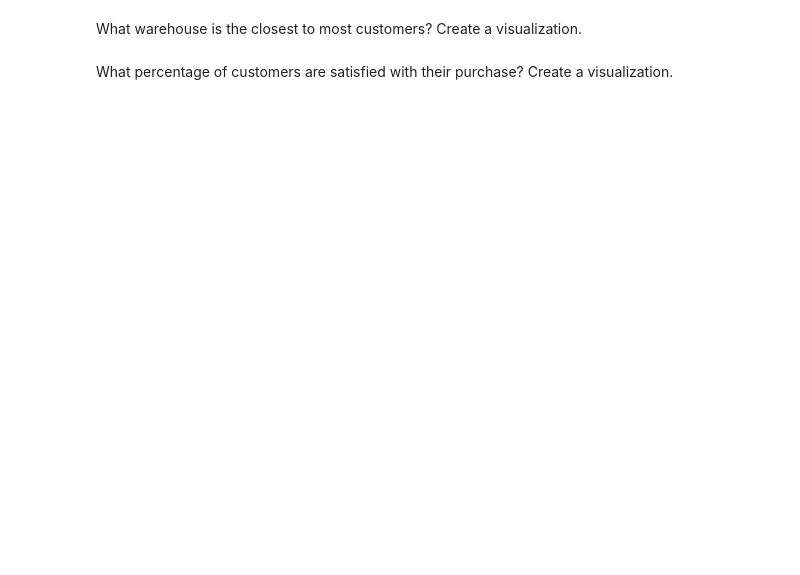
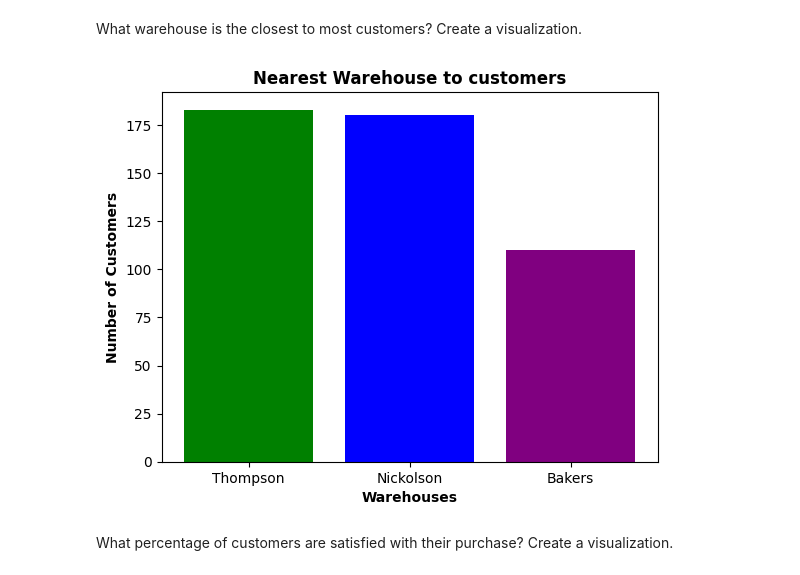
Before and after one commit to EPIC-Campus-LPS/cleaning-warehouse-data-NorahAhnstedt, a Jupyter notebook: Lab1.1.ipynb, the cells around one changed output. Saved outputs shown, nothing was run; the diff lists cells and outputs as text; code cells hidden in the pictures; blank space fills up the shorter version.

```diff
--- a/Lab1.1.ipynb
+++ b/Lab1.1.ipynb
@@ -294,0 +298,8 @@ print(warehouse_prices["order_total"].quantile(0.75))
+# %%
+#Finding IQR
+#saving upp and lower as varibles
+Q1 = warehouse_prices["order_total"].quantile(0.25)
+Q3 = warehouse_prices["order_total"].quantile(0.75)
+
+IQR = Q3 - Q1
+print(IQR)
@@ -294,0 +308,8 @@ print(warehouse_prices["order_total"].quantile(0.75))
+# %%
+LowerLimit = Q1 - 1.5 * IQR
+UpperLimit = Q3 + 1.5 * IQR
+# %%
+for total in warehouse["order_total"]:
+    if (total < LowerLimit) or (total > UpperLimit):
+        print(total)
+warehouse_filtered = warehouse[(warehouse["order_total"] >= LowerLimit) & (warehouse["order_total"] <= UpperLimit)]
@@ -307,4 +390,18 @@ Without outliers, what are the top 5 most expensive orders?
 # %% [markdown]
 What warehouse is the closest to most customers? Create a visualization.
+# %%
+warehouse_counts = warehouse_filtered["nearest_warehouse"].value_counts()
+y = warehouse_counts.values
+x = warehouse_filtered.nearest_warehouse.unique()
+
+colors= ["green", "blue", "purple"]
+
+plt.bar(x, y, color=colors[:len(x)])
+plt.xlabel("Warehouses", fontweight="bold")
+plt.ylabel("Number of Customers", fontweight="bold")
+plt.title("Nearest Warehouse to customers", fontweight="bold")
+plt.show()
+# %% [output]
+[figure, added]
 # %% [markdown]
 What percentage of customers are satisfied with their purchase? Create a visualization.
```
Also changed, not shown: parts of 20 cells of this notebook.
